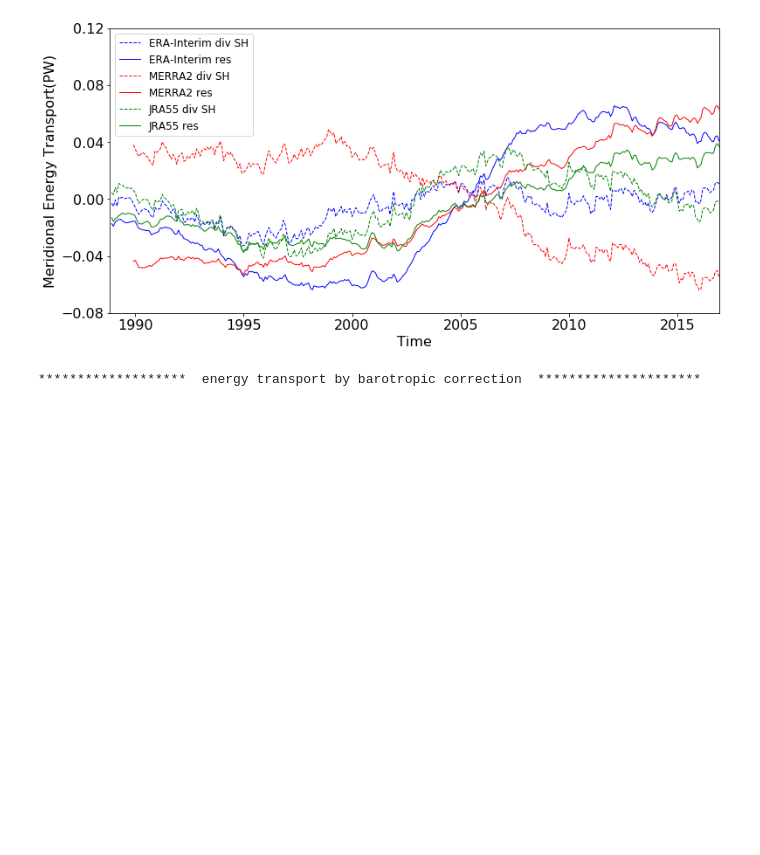
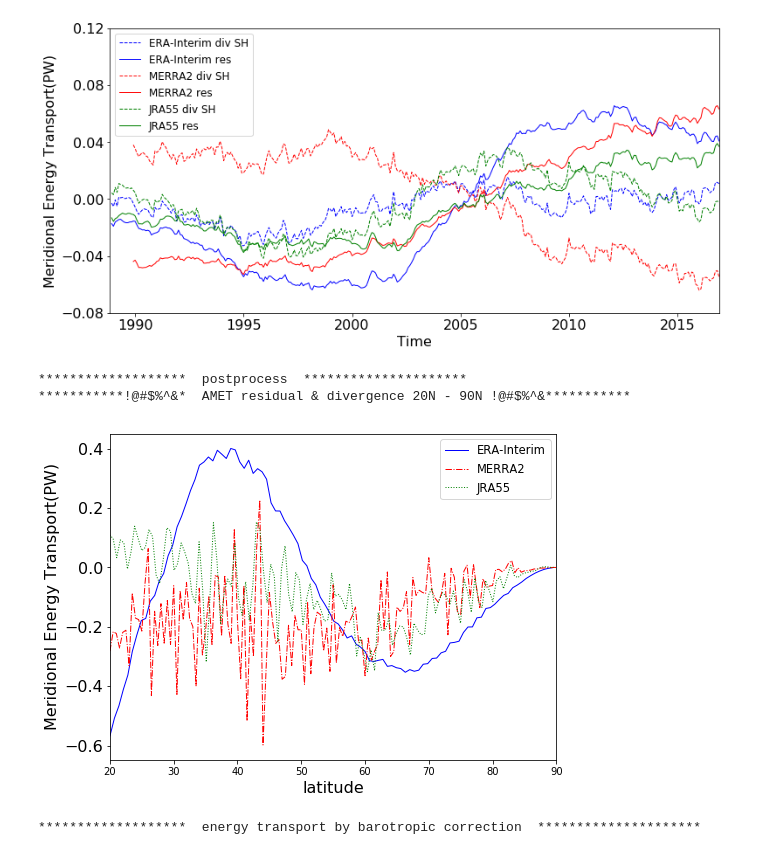
Before and after one commit to geek-yang/AirSeaFlow, a Jupyter notebook: Postprocessing/dataExpo/Evaluation_AMET_residual_SH_FD.ipynb, the cells around one changed output. Cells and saved outputs as stored; diff of their text form; code cells hidden in the pictures; blank space fills up the shorter version.

Commit message:
analysis energy by correction

```diff
--- a/Postprocessing/dataExpo/Evaluation_AMET_residual_SH_FD.ipynb
+++ b/Postprocessing/dataExpo/Evaluation_AMET_residual_SH_FD.ipynb
@@ -824,5 +824,40 @@ Correlation AMET-Residual ERAI & JRA55
     plt.close(fig5)
 # %% [output]
 [figure]
+# %%
+    ###################################################################################
+    ############             Everything About Barotropic Correction        ############
+    ###################################################################################
+    # time series for comparison
+    AMET_c_int_ERAI_SH_series = AMET_c_int_ERAI_SH.reshape(len(year_ERAI_SH)*12,
+                                                           len(latitude_AMET_ERAI_SH))
+    AMET_c_int_MERRA2_SH_series = AMET_c_int_MERRA2_SH.reshape(len(year_MERRA2_SH)*12,
+                                                               len(latitude_AMET_MERRA2_SH))
+    AMET_c_int_JRA55_SH_series = AMET_c_int_JRA55_SH.reshape(len(year_JRA55_SH)*12,
+                                                             len(latitude_AMET_JRA55_SH))
+    print ('*******************  postprocess  *********************')
+    print ('***********!@#$%^&*  AMET residual & divergence 20N - 90N !@#$%^&***********')
+    fig1 = plt.figure()
+    fig1.set_size_inches(8, 6)
+    plt.plot(latitude_AMET_ERAI_SH[156:], np.mean(AMET_c_int_ERAI_SH_series[:,156:],0),'b-',
+             linewidth=1.0,label='ERA-Interim')
+    plt.plot(latitude_AMET_MERRA2_SH[220:], np.mean(AMET_c_int_MERRA2_SH_series[:,220:],0),'r-.',
+             linewidth=1.0,label='MERRA2')
+    plt.plot(latitude_AMET_JRA55_SH[195:], np.mean(AMET_c_int_JRA55_SH_series[:,195:],0),'g:',
+             linewidth=1.0,label='JRA55')
+    plt.xlabel("latitude",fontsize=16)
+   #plt.xticks(,fontsize=16)
+    plt.ylabel("Meridional Energy Transport(PW)",fontsize=16)
+    plt.yticks(fontsize=16)
+    plt.legend(frameon=True, loc=1, prop={'size': 11.5})
+    ax = plt.gca()
+    ax.set_xlim(20,90)
+    plt.show()
+    fig1.savefig(os.path.join(output_path,'AMET_E_correction_SH_mean.png'),dpi=200)
+    plt.close(fig1)
+# %% [output]
+*******************  postprocess  *********************
+***********!@#$%^&*  AMET residual & divergence 20N - 90N !@#$%^&***********
+[figure, added]
 # %%
     print ('*******************  energy transport by barotropic correction  *********************')
```
Also changed, not shown: parts of 2 cells of this notebook.
